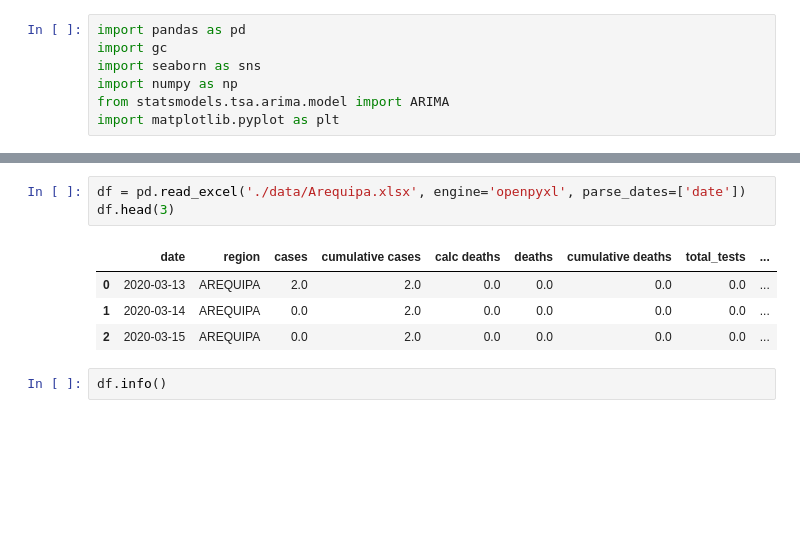
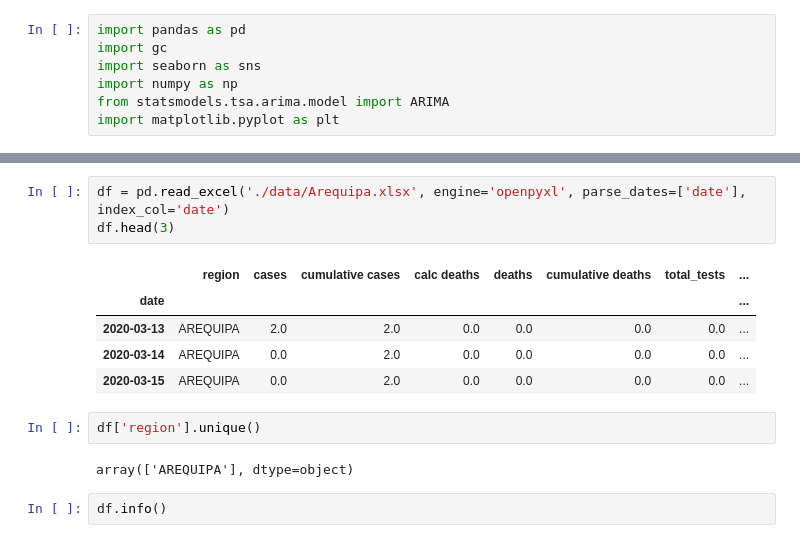
Before and after one commit to luismoroco/ML-Research-UNSA-UOKlahoma, a Jupyter notebook: traditional.ipynb, the cells around one changed output, grey strips where cells are left out. Cells and saved outputs as stored; diff of their text form; blank space fills up the shorter version.

```diff
--- a/traditional.ipynb
+++ b/traditional.ipynb
@@ -12,11 +32,16 @@ gc.collect()
 # %%
-df = pd.read_excel('./data/Arequipa.xlsx', engine='openpyxl', parse_dates=['date'])
+df = pd.read_excel('./data/Arequipa.xlsx', engine='openpyxl', parse_dates=['date'], index_col='date')
 df.head(3)
 # %% [output]
-|  | date | region | cases | cumulative cases | calc deaths | deaths | cumulative deaths | total_tests | ... |
-| 0 | 2020-03-13 | AREQUIPA | 2.0 | 2.0 | 0.0 | 0.0 | 0.0 | 0.0 | ... |
-| 1 | 2020-03-14 | AREQUIPA | 0.0 | 2.0 | 0.0 | 0.0 | 0.0 | 0.0 | ... |
-| 2 | 2020-03-15 | AREQUIPA | 0.0 | 2.0 | 0.0 | 0.0 | 0.0 | 0.0 | ... |
+|  | region | cases | cumulative cases | calc deaths | deaths | cumulative deaths | total_tests | ... |
+| date |  |  |  |  |  |  |  | ... |
+| 2020-03-13 | AREQUIPA | 2.0 | 2.0 | 0.0 | 0.0 | 0.0 | 0.0 | ... |
+| 2020-03-14 | AREQUIPA | 0.0 | 2.0 | 0.0 | 0.0 | 0.0 | 0.0 | ... |
+| 2020-03-15 | AREQUIPA | 0.0 | 2.0 | 0.0 | 0.0 | 0.0 | 0.0 | ... |
+# %%
+df['region'].unique()
+# %% [output]
+array(['AREQUIPA'], dtype=object)
 # %%
 df.info()
 # %% [output]
```
Also changed, not shown: parts of 32 cells of this notebook, 1 other file.
